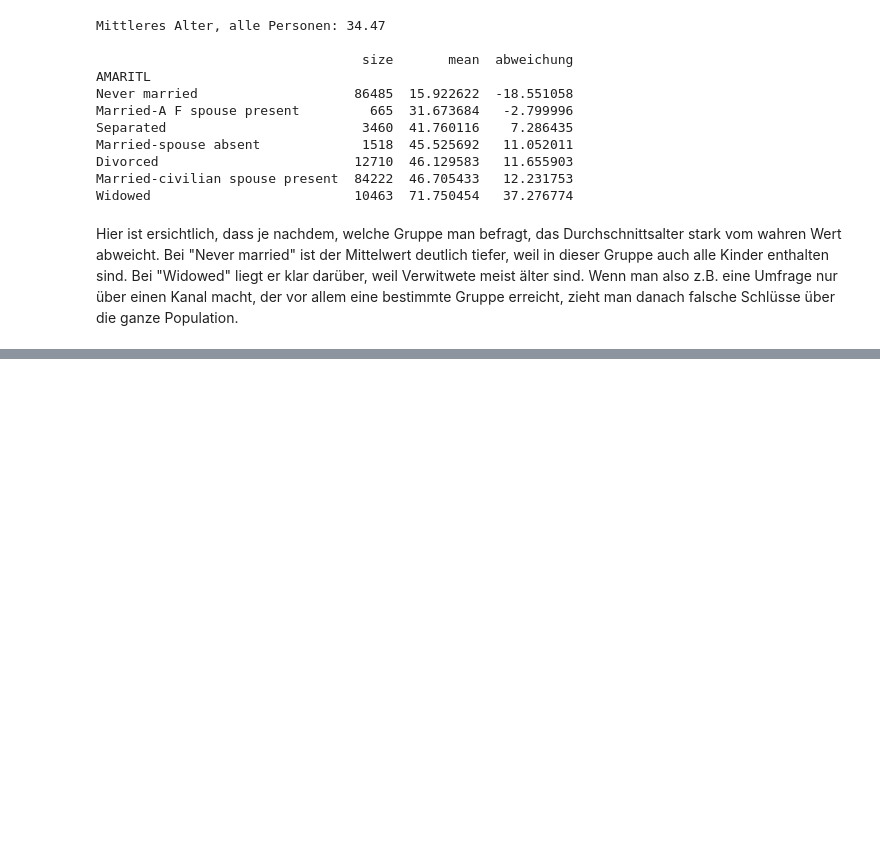
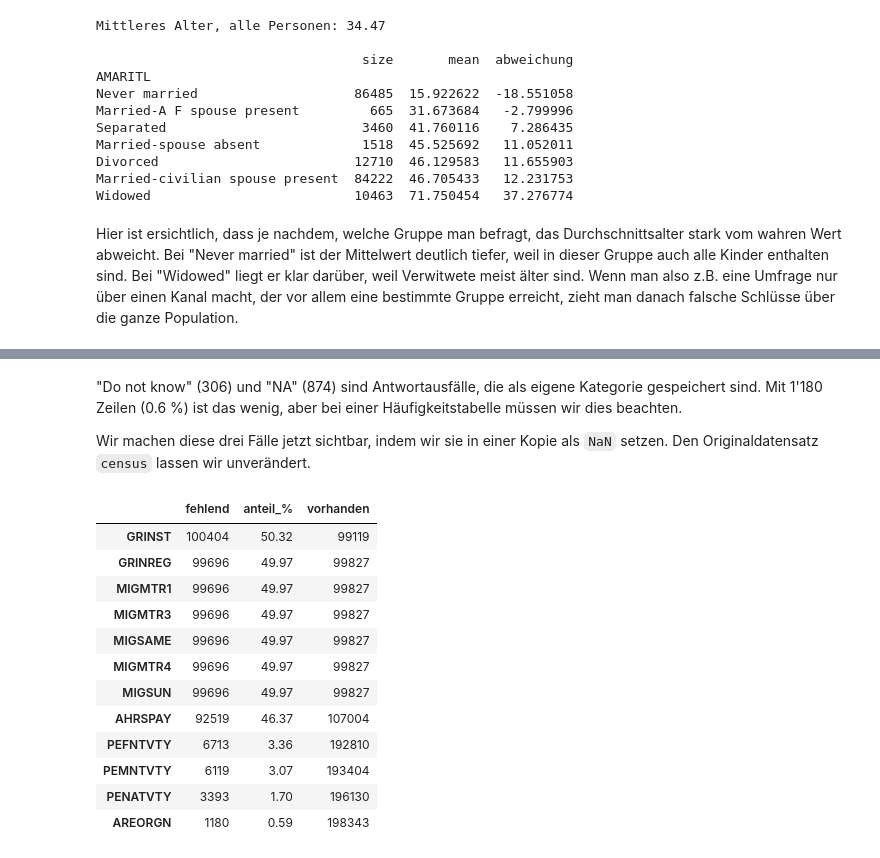
Before and after one commit to Manuel-Schmid/census-income-analysis, a Jupyter notebook: src/statistics_project/dataset_analysis_notebooks/NB01.ipynb, the cells around one changed output, grey strips where cells are left out. Saved outputs shown, nothing was run; the diff lists cells and outputs as text; code cells hidden in the pictures; blank space fills up the shorter version.

Commit message:
NB01: Add Chapter 3: Missing Values

```diff
--- a/src/statistics_project/dataset_analysis_notebooks/NB01.ipynb
+++ b/src/statistics_project/dataset_analysis_notebooks/NB01.ipynb
@@ -417,0 +436,15 @@ Hier ist ersichtlich, dass je nachdem, welche Gruppe man befragt, das Durchschni
+# %%
+def fehlende_werte(df: pd.DataFrame) -> pd.DataFrame:
+    """Übersicht der fehlenden Werte je Spalte (nur Spalten mit Lücken), absteigend sortiert."""
+    uebersicht = pd.DataFrame(
+        {
+            "fehlend": df.isna().sum(),
+            "anteil_%": (df.isna().mean() * 100).round(2),
+            "vorhanden": df.notna().sum(),
+        }
+    )
+    uebersicht = uebersicht[uebersicht["fehlend"] > 0]
+    return uebersicht.sort_values("fehlend", ascending=False)
+
+
+fehlende_werte(census)
@@ -417,0 +552,16 @@ Hier ist ersichtlich, dass je nachdem, welche Gruppe man befragt, das Durchschni
+# %%
+erwerbstaetig = census["WKSWORK"] > 0
+null_lohn = census["AHRSPAY"] == 0
+
+print(f"Personen mit mindestens einer Arbeitswoche: {erwerbstaetig.sum()}")
+print(f"davon mit Stundenlohn 0: {null_lohn[erwerbstaetig].mean():.1%}\n")
+
+print("Anteil Stundenlohn 0 bei Erwerbstätigen nach Arbeitsverhältnis (in %):")
+nach_klasse = null_lohn[erwerbstaetig].groupby(census.loc[erwerbstaetig, "ACLSWKR"]).mean() * 100
+print(nach_klasse.round(1).sort_values())
+
+print("\nAnteil Stundenlohn 0 bei Erwerbstätigen nach Einkommensklasse (in %):")
+print((null_lohn[erwerbstaetig].groupby(census.loc[erwerbstaetig, "income"]).mean() * 100).round(1))
+
+print("\nVerteilung der Werte > 0:")
+print(census.loc[census["AHRSPAY"] > 0, "AHRSPAY"].describe().round(0))
@@ -417,0 +611,32 @@ Hier ist ersichtlich, dass je nachdem, welche Gruppe man befragt, das Durchschni
+# %% [markdown]
+"Do not know" (306) und "NA" (874) sind Antwortausfälle, die als eigene Kategorie gespeichert sind. Mit 1'180 Zeilen (0.6 %) ist das wenig, aber bei einer Häufigkeitstabelle müssen wir dies beachten.
+
+Wir machen diese drei Fälle jetzt sichtbar, indem wir sie in einer Kopie als `NaN` setzen. Den Originaldatensatz `census` lassen wir unverändert.
+# %%
+census_bereinigt = census.copy()
+
+# Fall 1: Migrationsblock 1995 wurde nicht erhoben, steht aber als "Not in universe" drin
+jahr_95 = census_bereinigt["year"] == 95
+census_bereinigt.loc[jahr_95, ["MIGSAME", "GRINREG", "GRINST"]] = np.nan
+
+# Fall 2: Stundenlohn 0 bei Erwerbstätigen heisst "nicht erfasst" (bei Nicht-Erwerbstätigen bleibt die 0)
+census_bereinigt["AHRSPAY"] = census_bereinigt["AHRSPAY"].astype(float).where(~(erwerbstaetig & null_lohn))
+
+# Fall 3: Antwortausfall bei hispanischer Herkunft
+census_bereinigt["AREORGN"] = census_bereinigt["AREORGN"].replace({"Do not know": np.nan, "NA": np.nan})
+
+fehlende_werte(census_bereinigt)
+# %% [output]
+|  | fehlend | anteil_% | vorhanden |
+| GRINST | 100404 | 50.32 | 99119 |
+| GRINREG | 99696 | 49.97 | 99827 |
+| MIGMTR1 | 99696 | 49.97 | 99827 |
+| MIGMTR3 | 99696 | 49.97 | 99827 |
+| MIGSAME | 99696 | 49.97 | 99827 |
+| MIGMTR4 | 99696 | 49.97 | 99827 |
+| MIGSUN | 99696 | 49.97 | 99827 |
+| AHRSPAY | 92519 | 46.37 | 107004 |
+| PEFNTVTY | 6713 | 3.36 | 192810 |
+| PEMNTVTY | 6119 | 3.07 | 193404 |
+| PENATVTY | 3393 | 1.70 | 196130 |
+| AREORGN | 1180 | 0.59 | 198343 |
```
Also changed, not shown: parts of 35 cells of this notebook.
